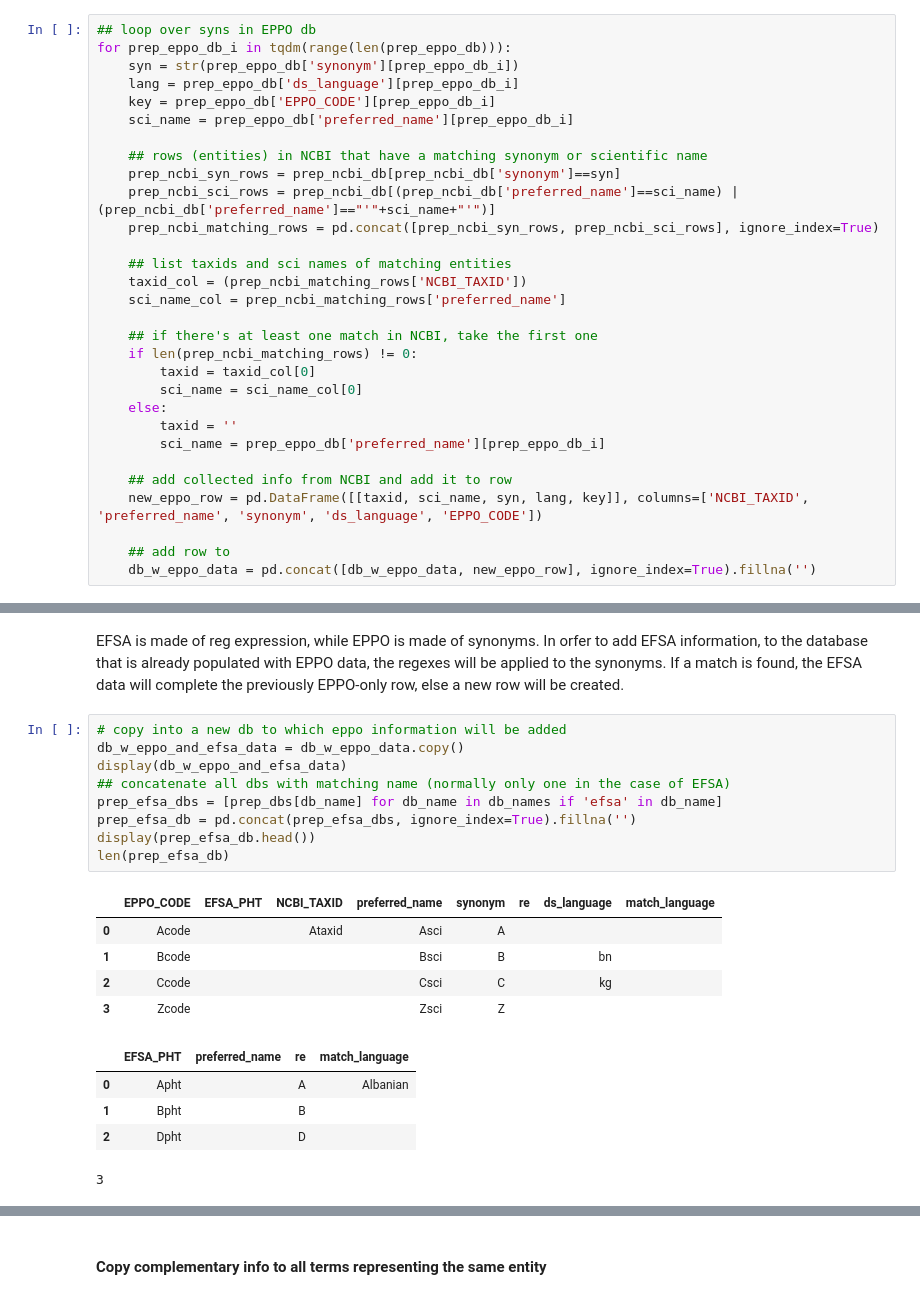
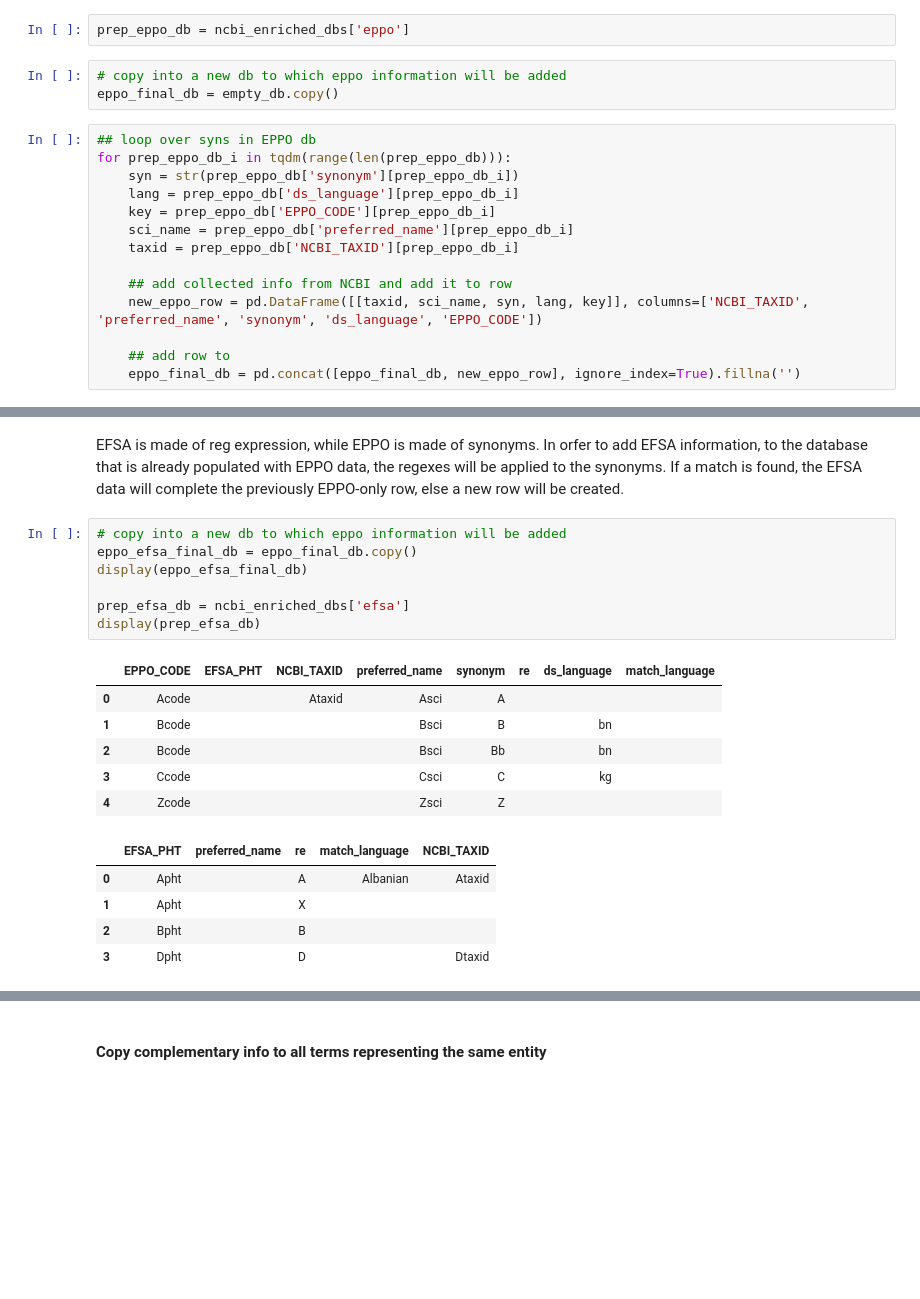
Before and after one commit to e-lubrini/quarantine-organisms-kr-nlp, a Jupyter notebook: lexical_resources/main.ipynb, the cells around one changed output, grey strips where cells are left out. Cells and saved outputs as stored; diff of their text form; blank space fills up the shorter version.

Commit message:
finished pipeline with dummy data

```diff
--- a/lexical_resources/main.ipynb
+++ b/lexical_resources/main.ipynb
@@ -298,3 +296,8 @@ len(prep_eppo_db)
+# %%
+prep_eppo_db = ncbi_enriched_dbs['eppo']
+# %%
+# copy into a new db to which eppo information will be added
+eppo_final_db = empty_db.copy()
 # %%
 ## loop over syns in EPPO db
 for prep_eppo_db_i in tqdm(range(len(prep_eppo_db))):
@@ -302,26 +305,10 @@ for prep_eppo_db_i in tqdm(range(len(prep_eppo_db))):
     lang = prep_eppo_db['ds_language'][prep_eppo_db_i]
     key = prep_eppo_db['EPPO_CODE'][prep_eppo_db_i]
     sci_name = prep_eppo_db['preferred_name'][prep_eppo_db_i]
-
-    ## rows (entities) in NCBI that have a matching synonym or scientific name
-    prep_ncbi_syn_rows = prep_ncbi_db[prep_ncbi_db['synonym']==syn]
-    prep_ncbi_sci_rows = prep_ncbi_db[(prep_ncbi_db['preferred_name']==sci_name) | (prep_ncbi_db['preferred_name']=="'"+sci_name+"'")]
-    prep_ncbi_matching_rows = pd.concat([prep_ncbi_syn_rows, prep_ncbi_sci_rows], ignore_index=True)
-
-    ## list taxids and sci names of matching entities
-    taxid_col = (prep_ncbi_matching_rows['NCBI_TAXID'])
-    sci_name_col = prep_ncbi_matching_rows['preferred_name']
-
-    ## if there's at least one match in NCBI, take the first one
-    if len(prep_ncbi_matching_rows) != 0:
-        taxid = taxid_col[0]
-        sci_name = sci_name_col[0]
-    else:
-        taxid = ''
-        sci_name = prep_eppo_db['preferred_name'][prep_eppo_db_i]
+    taxid = prep_eppo_db['NCBI_TAXID'][prep_eppo_db_i]
 
     ## add collected info from NCBI and add it to row
     new_eppo_row = pd.DataFrame([[taxid, sci_name, syn, lang, key]], columns=['NCBI_TAXID', 'preferred_name', 'synonym', 'ds_language', 'EPPO_CODE'])
 
     ## add row to
-    db_w_eppo_data = pd.concat([db_w_eppo_data, new_eppo_row], ignore_index=True).fillna('')
+    eppo_final_db = pd.concat([eppo_final_db, new_eppo_row], ignore_index=True).fillna('')
@@ -350,21 +338,20 @@ EFSA is made of reg expression, while EPPO is made of synonyms.
 In orfer to add EFSA information, to the database that is already populated with EPPO data, the regexes will be applied to the synonyms. If a match is found, the EFSA data will complete the previously EPPO-only row, else a new row will be created.
 # %%
 # copy into a new db to which eppo information will be added
-db_w_eppo_and_efsa_data = db_w_eppo_data.copy()
-display(db_w_eppo_and_efsa_data)
-## concatenate all dbs with matching name (normally only one in the case of EFSA)
-prep_efsa_dbs = [prep_dbs[db_name] for db_name in db_names if 'efsa' in db_name]
-prep_efsa_db = pd.concat(prep_efsa_dbs, ignore_index=True).fillna('')
-display(prep_efsa_db.head())
-len(prep_efsa_db)
+eppo_efsa_final_db = eppo_final_db.copy()
+display(eppo_efsa_final_db)
+
+prep_efsa_db = ncbi_enriched_dbs['efsa']
+display(prep_efsa_db)
 # %% [output]
 |  | EPPO_CODE | EFSA_PHT | NCBI_TAXID | preferred_name | synonym | re | ds_language | match_language |
 | 0 | Acode |  | Ataxid | Asci | A |  |  |  |
 | 1 | Bcode |  |  | Bsci | B |  | bn |  |
-| 2 | Ccode |  |  | Csci | C |  | kg |  |
-| 3 | Zcode |  |  | Zsci | Z |  |  |  |
+| 2 | Bcode |  |  | Bsci | Bb |  | bn |  |
+| 3 | Ccode |  |  | Csci | C |  | kg |  |
+| 4 | Zcode |  |  | Zsci | Z |  |  |  |
-|  | EFSA_PHT | preferred_name | re | match_language |
-| 0 | Apht |  | A | Albanian |
-| 1 | Bpht |  | B |  |
-| 2 | Dpht |  | D |  |
+|  | EFSA_PHT | preferred_name | re | match_language | NCBI_TAXID |
+| 0 | Apht |  | A | Albanian | Ataxid |
+| 1 | Apht |  | X |  |  |
+| 2 | Bpht |  | B |  |  |
+| 3 | Dpht |  | D |  | Dtaxid |
-3
```
Also changed, not shown: parts of 41 cells of this notebook.
